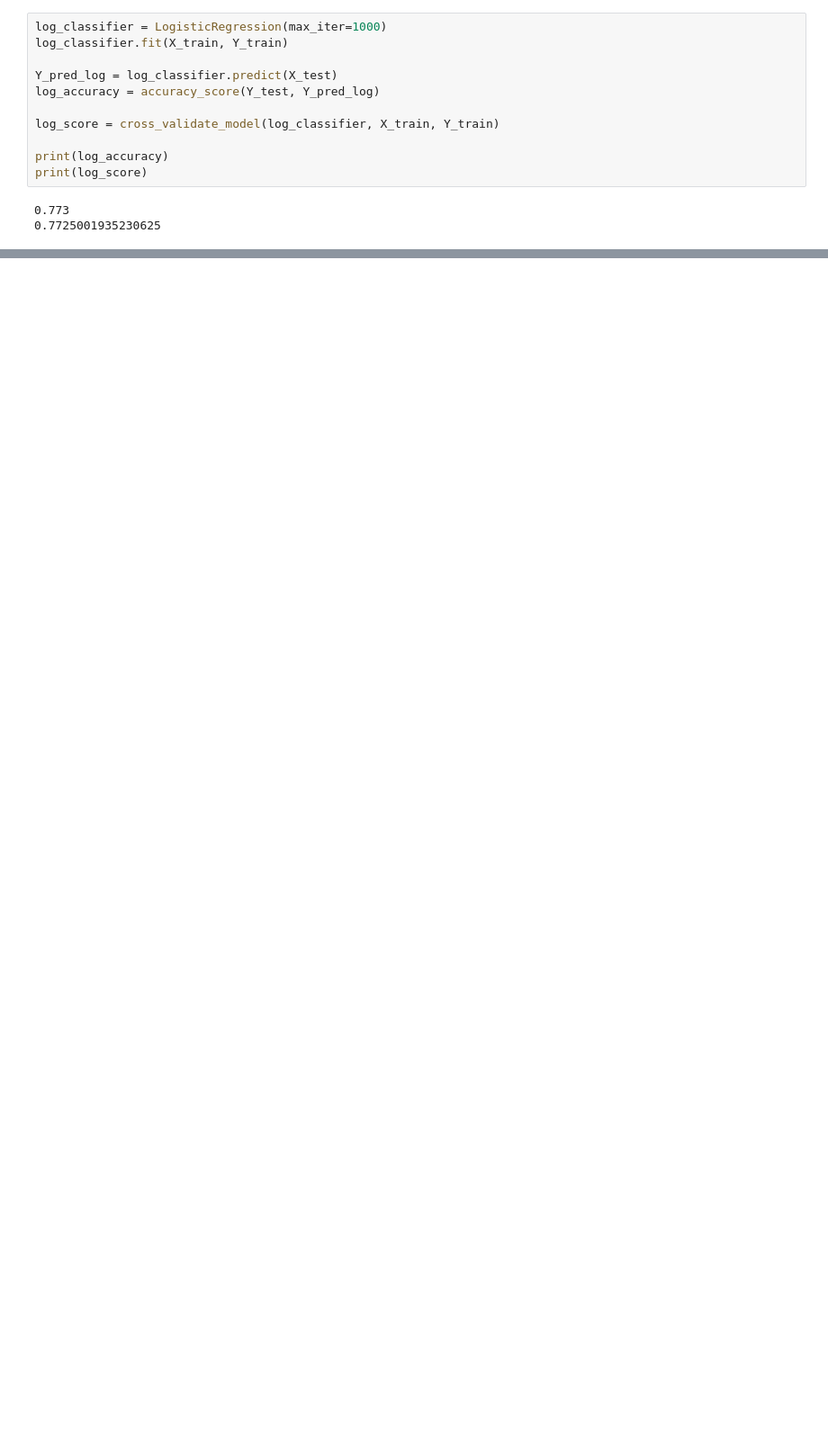
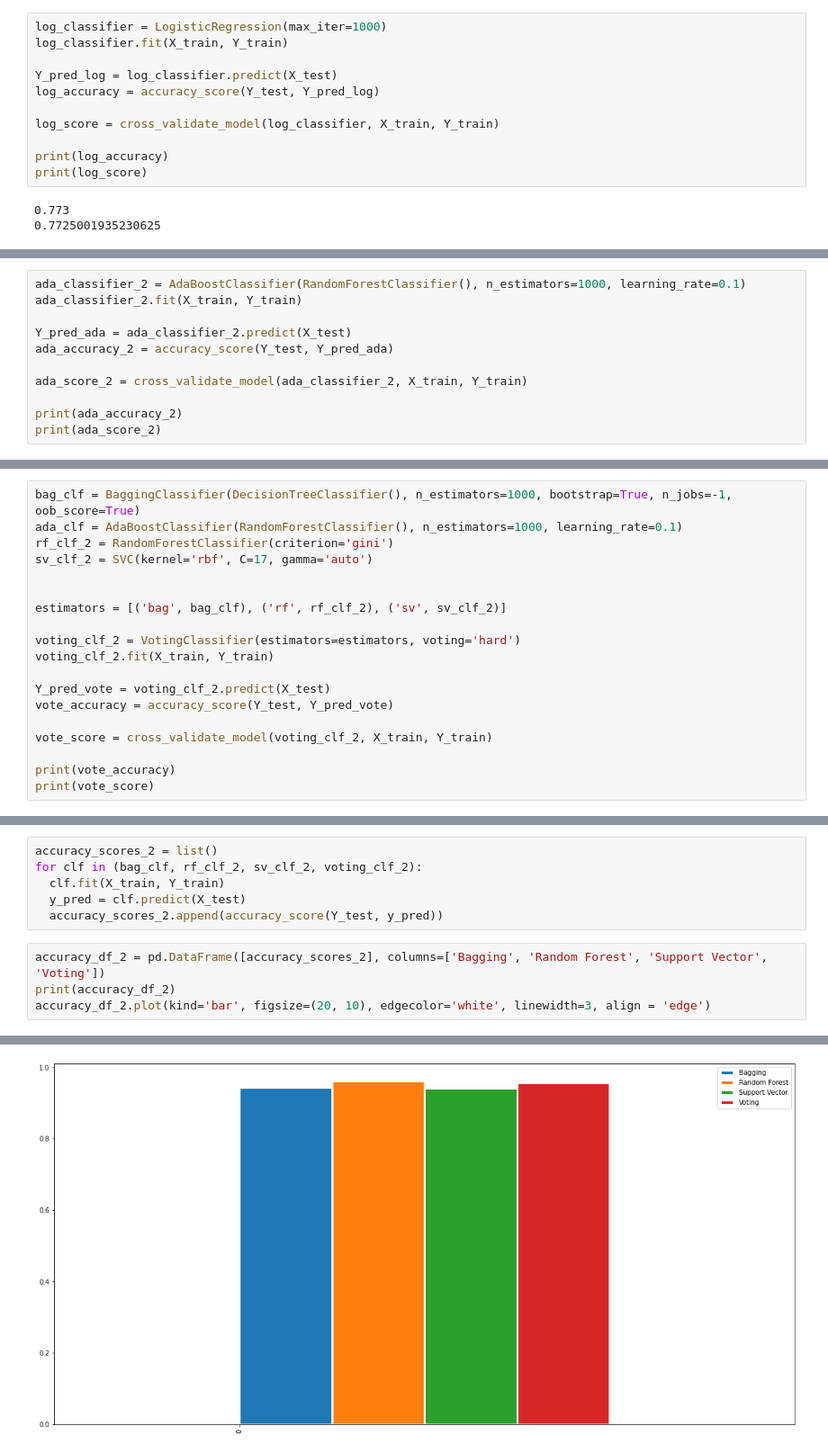
Before and after one commit to robd123/AML, a Jupyter notebook: Project5/Project5.ipynb, the cells around one changed output, grey strips where cells are left out. Shown at 90% size. Cells and saved outputs as stored; diff of their text form; blank space fills up the shorter version.

```diff
--- a/Project5/Project5.ipynb
+++ b/Project5/Project5.ipynb
@@ -265,0 +360,11 @@ print(bag_score)
+# %%
+ada_classifier_2 = AdaBoostClassifier(RandomForestClassifier(), n_estimators=1000, learning_rate=0.1)
+ada_classifier_2.fit(X_train, Y_train)
+
+Y_pred_ada = ada_classifier_2.predict(X_test)
+ada_accuracy_2 = accuracy_score(Y_test, Y_pred_ada)
+
+ada_score_2 = cross_validate_model(ada_classifier_2, X_train, Y_train)
+
+print(ada_accuracy_2)
+print(ada_score_2)
@@ -265,0 +374,19 @@ print(bag_score)
+# %%
+bag_clf = BaggingClassifier(DecisionTreeClassifier(), n_estimators=1000, bootstrap=True, n_jobs=-1, oob_score=True)
+ada_clf = AdaBoostClassifier(RandomForestClassifier(), n_estimators=1000, learning_rate=0.1)
+rf_clf_2 = RandomForestClassifier(criterion='gini')
+sv_clf_2 = SVC(kernel='rbf', C=17, gamma='auto')
+
+
+estimators = [('bag', bag_clf), ('rf', rf_clf_2), ('sv', sv_clf_2)]
+
+voting_clf_2 = VotingClassifier(estimators=estimators, voting='hard')
+voting_clf_2.fit(X_train, Y_train)
+
+Y_pred_vote = voting_clf_2.predict(X_test)
+vote_accuracy = accuracy_score(Y_test, Y_pred_vote)
+
+vote_score = cross_validate_model(voting_clf_2, X_train, Y_train)
+
+print(vote_accuracy)
+print(vote_score)
@@ -265,0 +396,11 @@ print(bag_score)
+# %%
+accuracy_scores_2 = list()
+for clf in (bag_clf, rf_clf_2, sv_clf_2, voting_clf_2):
+  clf.fit(X_train, Y_train)
+  y_pred = clf.predict(X_test)
+  accuracy_scores_2.append(accuracy_score(Y_test, y_pred))
+# %%
+accuracy_df_2 = pd.DataFrame([accuracy_scores_2], columns=['Bagging', 'Random Forest', 'Support Vector', 'Voting'])
+print(accuracy_df_2)
+accuracy_df_2.plot(kind='bar', figsize=(20, 10), edgecolor='white', linewidth=3, align = 'edge')
+# %% [output]
@@ -265,0 +410 @@ print(bag_score)
+[figure, added]
```
Also changed, not shown: parts of 15 cells of this notebook.
